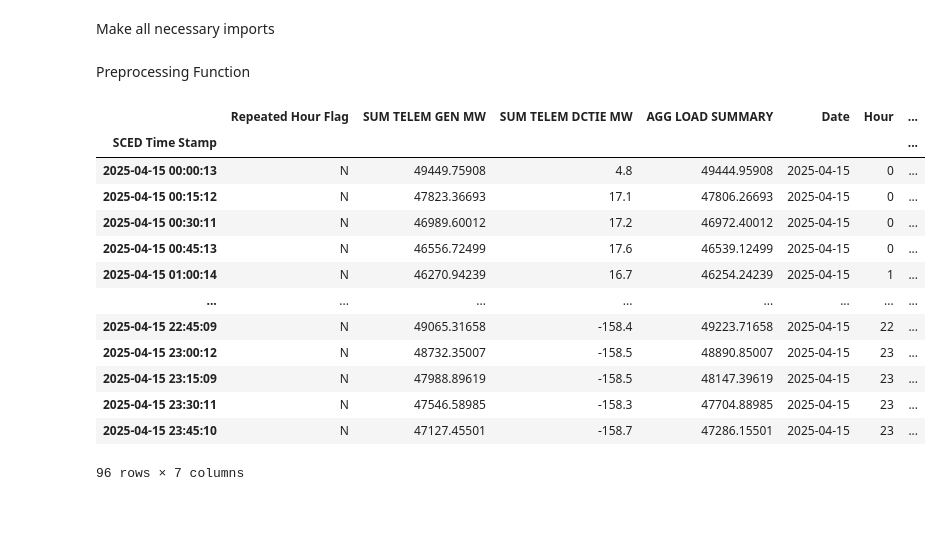
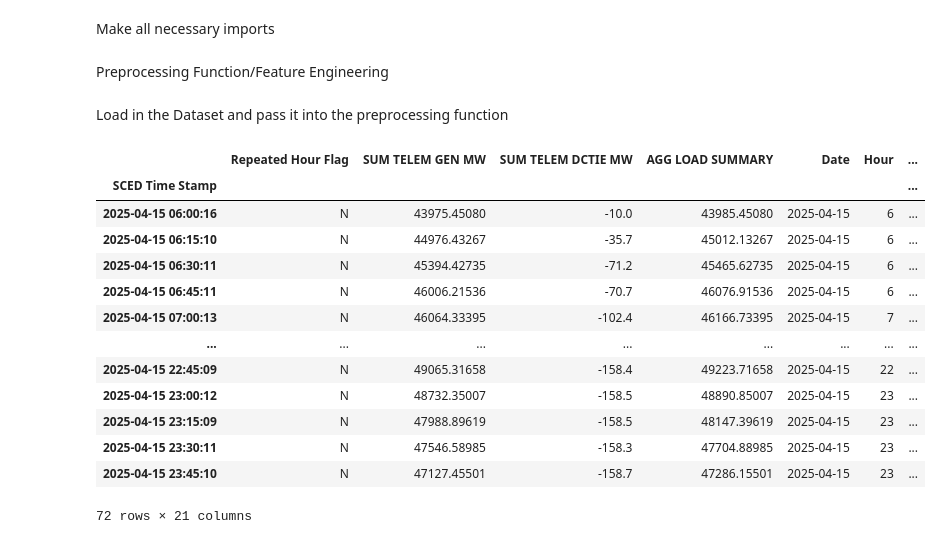
Before and after one commit to KushKod04/totalenergies_price_forecasting, a Jupyter notebook: src/preprocessing/Load_Data_Cleaning.ipynb, the cells around one changed output. Drawn from its saved outputs; the diff is of its cells as text; code cells hidden in the pictures; blank space fills up the shorter version.

Commit message:
added preprocessed load

```diff
--- a/src/preprocessing/Load_Data_Cleaning.ipynb
+++ b/src/preprocessing/Load_Data_Cleaning.ipynb
@@ -37,17 +37,17 @@ import os
 from datetime import datetime
 import sys
 # %% [markdown]
-Preprocessing Function
+Preprocessing Function/Feature Engineering
 # %%
 def preprocess_load_data(file_path):
     """
-    Preprocess the aggregated load data from ERCOT.
+    Preprocess the aggregated load data from ERCOT and add features useful for price prediction.
 
     Args:
         file_path (str): Path to the raw load data CSV file
 
     Returns:
-        pd.DataFrame: Processed load data
+        pd.DataFrame: Processed load data with engineered features
     """
     # Read the data
     load_df = pd.read_csv(file_path)
@@ -59,31 +59,61 @@ def preprocess_load_data(file_path):
     load_df['Date'] = load_df['SCED Time Stamp'].dt.date
     load_df['Hour'] = load_df['SCED Time Stamp'].dt.hour
     load_df['Minute'] = load_df['SCED Time Stamp'].dt.minute
+    load_df['DayOfWeek'] = load_df['SCED Time Stamp'].dt.dayofweek
+    load_df['Month'] = load_df['SCED Time Stamp'].dt.month
+    load_df['IsWeekend'] = load_df['DayOfWeek'].isin([5, 6]).astype(int)
 
-    # Create a proper datetime index
+    # Create time-based features
+    load_df['IsPeakHour'] = ((load_df['Hour'] >= 14) & (load_df['Hour'] <= 20)).astype(int)  # Peak hours 2 PM - 8 PM
+    load_df['IsOffPeakHour'] = ((load_df['Hour'] >= 23) | (load_df['Hour'] <= 5)).astype(int)  # Off-peak hours 11 PM - 5 AM
+
+    # Calculate load-based features
+    load_df['LoadChange'] = load_df['AGG LOAD SUMMARY'].diff()  # Change in load from previous interval
+    load_df['LoadChangePct'] = load_df['LoadChange'] / load_df['AGG LOAD SUMMARY'].shift(1)  # Percentage change
+
+    # Calculate rolling statistics
+    load_df['LoadMA4'] = load_df['AGG LOAD SUMMARY'].rolling(window=4).mean()  # 1-hour moving average
+    load_df['LoadMA24'] = load_df['AGG LOAD SUMMARY'].rolling(window=24).mean()  # 6-hour moving average
+    load_df['LoadStd4'] = load_df['AGG LOAD SUMMARY'].rolling(window=4).std()  # 1-hour standard deviation
+
+    # Calculate load volatility
+    load_df['LoadVolatility'] = load_df['LoadStd4'] / load_df['LoadMA4']
+
+    # Create lagged features
+    load_df['LoadLag1'] = load_df['AGG LOAD SUMMARY'].shift(1)  # Previous interval load
+    load_df['LoadLag4'] = load_df['AGG LOAD SUMMARY'].shift(4)  # 1-hour ago load
+    load_df['LoadLag24'] = load_df['AGG LOAD SUMMARY'].shift(24)  # 6-hours ago load
+
+    # Create datetime index for merging
     load_df.set_index('SCED Time Stamp', inplace=True)
 
+    # Drop rows with NaN values (from rolling calculations and lags)
+    load_df.dropna(inplace=True)
+
     return load_df
+# %% [markdown]
+Load in the Dataset and pass it into the preprocessing function
 # %%
 project_root = os.path.dirname(os.path.dirname(os.getcwd()))
 sys.path.append(project_root)
 input_file = os.path.join(project_root, 'data', 'raw', 'load', '2d_Agg_Load_Summary-17-APR-25.csv')
-f
 
 
-preprocess_load_data(input_file)
+
+load_df = preprocess_load_data(input_file)
+load_df
 # %% [output]
 |  | Repeated Hour Flag | SUM TELEM GEN MW | SUM TELEM DCTIE MW | AGG LOAD SUMMARY | Date | Hour | ... |
 | SCED Time Stamp |  |  |  |  |  |  | ... |
-| 2025-04-15 00:00:13 | N | 49449.75908 | 4.8 | 49444.95908 | 2025-04-15 | 0 | ... |
-| 2025-04-15 00:15:12 | N | 47823.36693 | 17.1 | 47806.26693 | 2025-04-15 | 0 | ... |
-| 2025-04-15 00:30:11 | N | 46989.60012 | 17.2 | 46972.40012 | 2025-04-15 | 0 | ... |
-| 2025-04-15 00:45:13 | N | 46556.72499 | 17.6 | 46539.12499 | 2025-04-15 | 0 | ... |
-| 2025-04-15 01:00:14 | N | 46270.94239 | 16.7 | 46254.24239 | 2025-04-15 | 1 | ... |
+| 2025-04-15 06:00:16 | N | 43975.45080 | -10.0 | 43985.45080 | 2025-04-15 | 6 | ... |
+| 2025-04-15 06:15:10 | N | 44976.43267 | -35.7 | 45012.13267 | 2025-04-15 | 6 | ... |
+| 2025-04-15 06:30:11 | N | 45394.42735 | -71.2 | 45465.62735 | 2025-04-15 | 6 | ... |
+| 2025-04-15 06:45:11 | N | 46006.21536 | -70.7 | 46076.91536 | 2025-04-15 | 6 | ... |
+| 2025-04-15 07:00:13 | N | 46064.33395 | -102.4 | 46166.73395 | 2025-04-15 | 7 | ... |
 | ... | ... | ... | ... | ... | ... | ... | ... |
 | 2025-04-15 22:45:09 | N | 49065.31658 | -158.4 | 49223.71658 | 2025-04-15 | 22 | ... |
 | 2025-04-15 23:00:12 | N | 48732.35007 | -158.5 | 48890.85007 | 2025-04-15 | 23 | ... |
 | 2025-04-15 23:15:09 | N | 47988.89619 | -158.5 | 48147.39619 | 2025-04-15 | 23 | ... |
 | 2025-04-15 23:30:11 | N | 47546.58985 | -158.3 | 47704.88985 | 2025-04-15 | 23 | ... |
 | 2025-04-15 23:45:10 | N | 47127.45501 | -158.7 | 47286.15501 | 2025-04-15 | 23 | ... |
-96 rows × 7 columns
+72 rows × 21 columns
```
Also changed, not shown: parts of 13 cells of this notebook, 2 other files.
